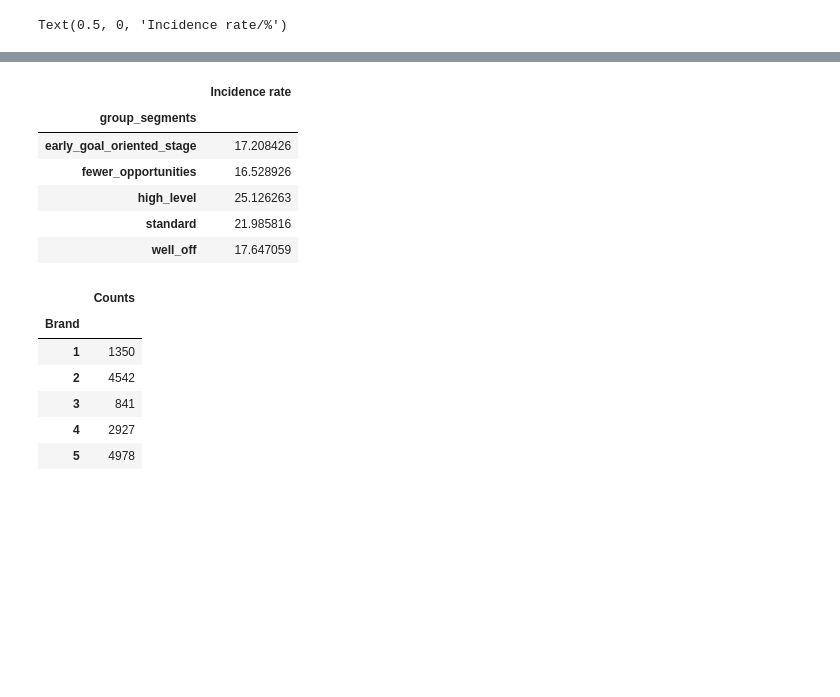
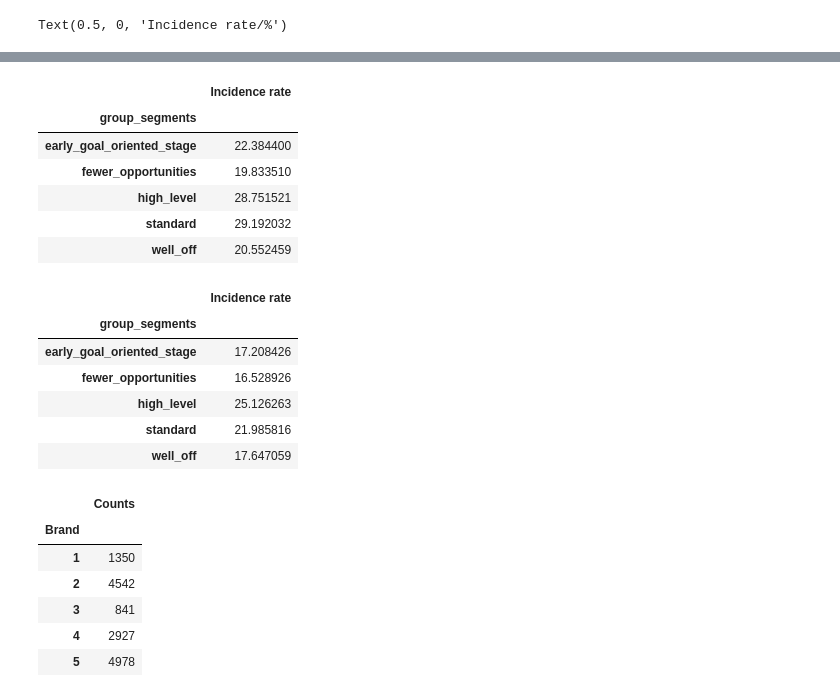
Before and after one commit to Mark-Din/customer-analysis-machine-learning, a Jupyter notebook: 顧客行為分析&價格需求彈性.ipynb, the cells around one changed output, grey strips where cells are left out. Drawn from its saved outputs; the diff is of its cells as text; code cells hidden in the pictures; blank space fills up the shorter version.

```diff
--- a/顧客行為分析&價格需求彈性.ipynb
+++ b/顧客行為分析&價格需求彈性.ipynb
@@ -45,7 +45,7 @@ from pyspark.ml.feature import VectorAssembler
 # %% [markdown]
 # Data Import and Info
 # %%
-df_segmentation = pd.read_csv('segmentation data.csv', index_col = 0)
+df_segmentation = pd.read_csv(r'C:\Users\m7812\Dropbox\Udemy courses\Customer Analytics in Python 2022\segmentation data.csv', index_col = 0)
 # %%
 print('---------------------------5 data rows viewed---------------------------')
 display(df_segmentation.head())
@@ -383,15 +391,22 @@ Text(0.5, 0, 'Incidence rate/%')
 # %%
 '''五個族群的購買機率平均值&中位數'''
-df_incidence.groupby('group_segments').mean()
+display(df_incidence.groupby('group_segments').mean())
 df_incidence.groupby('group_segments').median()
 # %% [output]
 |  | Incidence rate |
 | group_segments |  |
-| early_goal_oriented_stage | 17.208426 |
-| fewer_opportunities | 16.528926 |
-| high_level | 25.126263 |
-| standard | 21.985816 |
-| well_off | 17.647059 |
+| early_goal_oriented_stage | 22.384400 |
+| fewer_opportunities | 19.833510 |
+| high_level | 28.751521 |
+| standard | 29.192032 |
+| well_off | 20.552459 |
+|  | Incidence rate |
+| group_segments |  |
+| early_goal_oriented_stage | 17.208426 |
+| fewer_opportunities | 16.528926 |
+| high_level | 25.126263 |
+| standard | 21.985816 |
+| well_off | 17.647059 |
 # %%
 '''每個族群所對應的品牌偏好'''
 d_pruchase_incidence = df_purchase_segm_kmeans_pca[df_purchase_segm_kmeans_pca.Incidence == 1]
```
Also changed, not shown: parts of 5 cells of this notebook, 1 other file.
